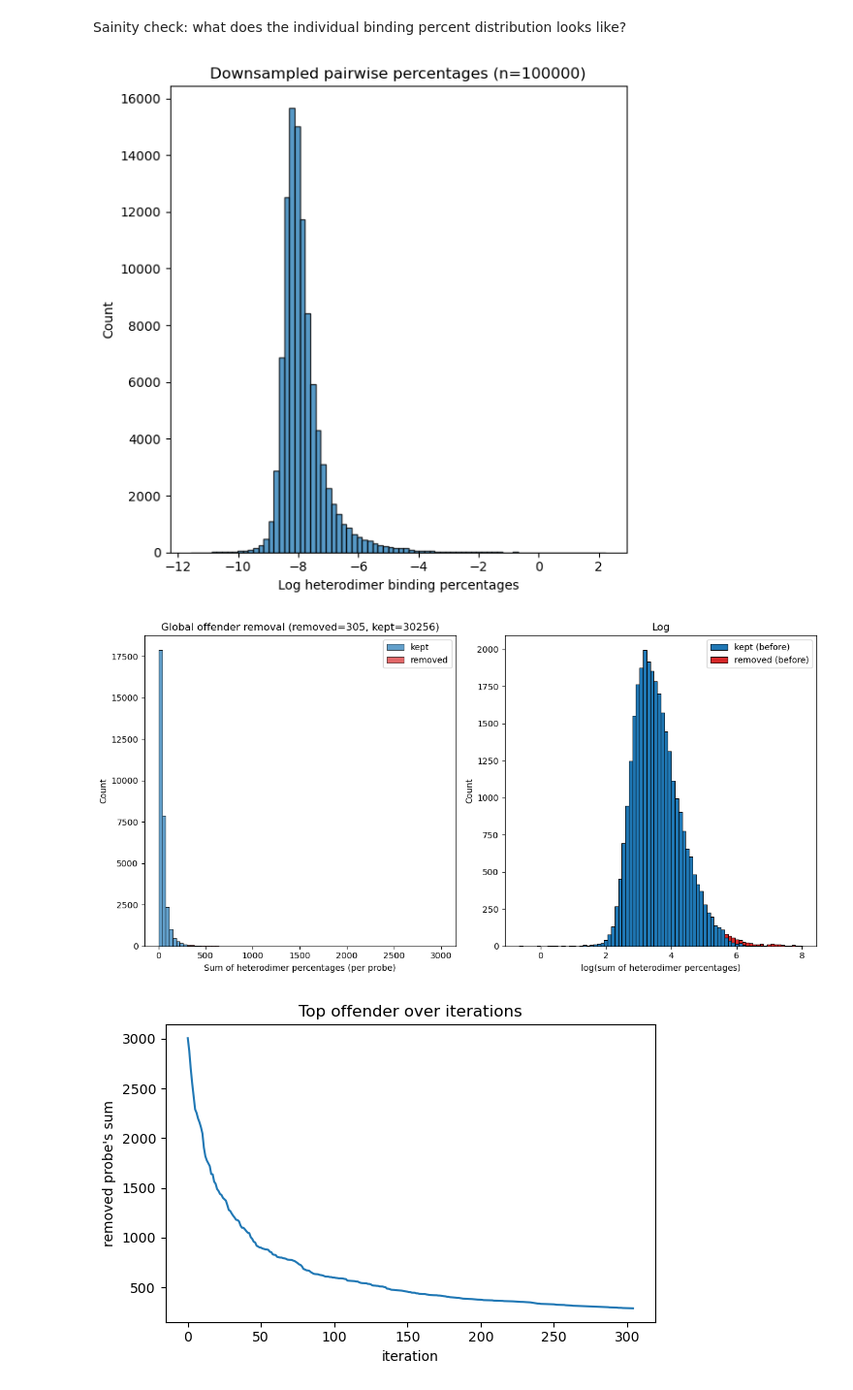
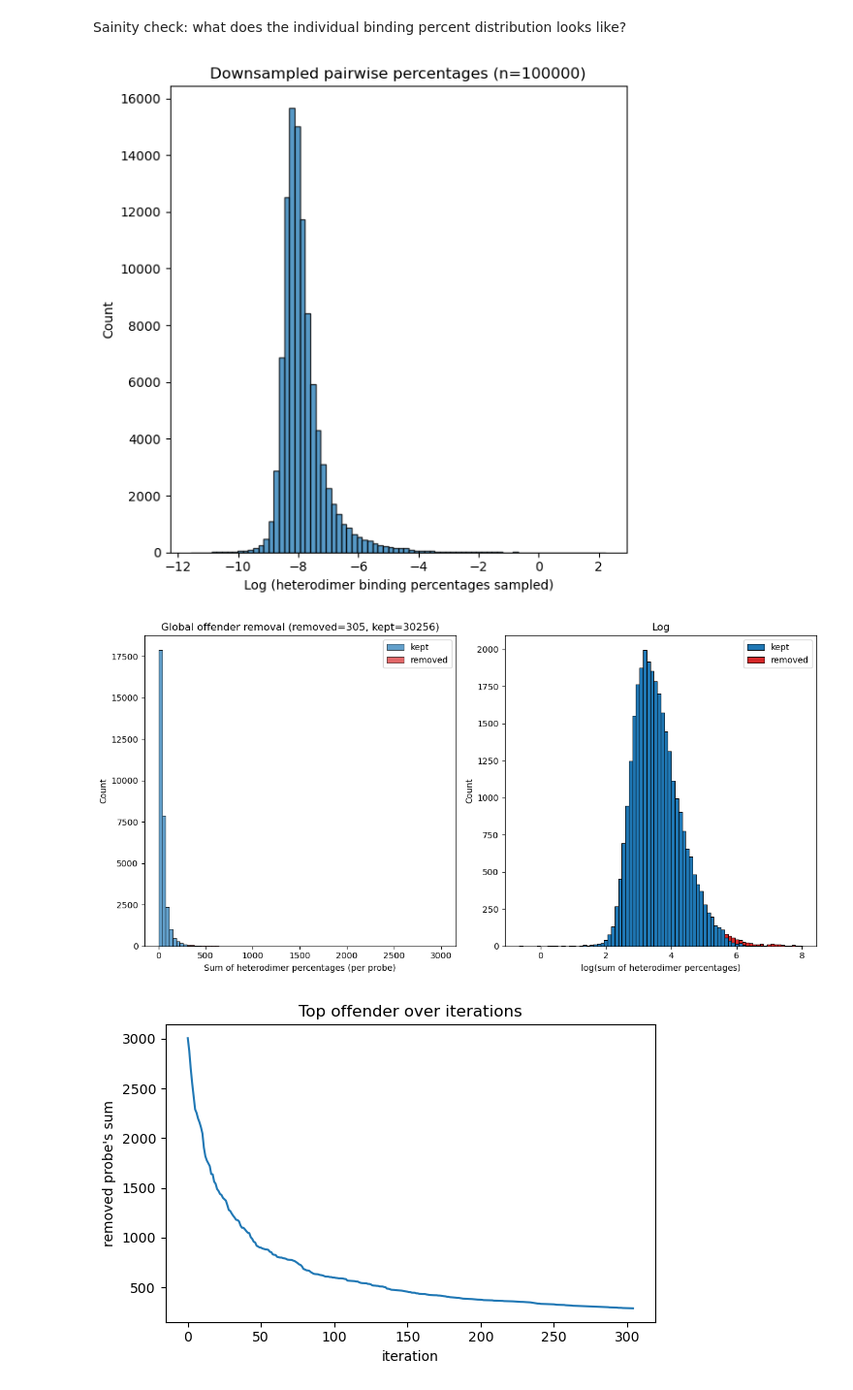
Before and after one commit to cici-xingyu-zheng/receptor_probe_filtering, a Jupyter notebook: filtering_all.ipynb, the cells around one changed output. Shown: that part at 97% size. Saved outputs shown, nothing was run; the diff lists cells and outputs as text; code cells hidden in the pictures.

```diff
--- a/filtering_all.ipynb
+++ b/filtering_all.ipynb
@@ -71,12 +96,13 @@ log_sample = np.log(sample_vals + eps)
 
 plt.figure(figsize=(6,6))
 plt.hist(log_sample, bins=80, edgecolor="black", alpha=0.75)
-plt.xlabel("Log heterodimer binding percentages")
+plt.xlabel("Log (heterodimer binding percentages sampled)")
 plt.ylabel("Count")
 plt.title(f"Downsampled pairwise percentages (n={K})")
-plt.tight_layout(); plt.show()
+plt.tight_layout()
+plt.show()
 # %% [output]
-[figure, old version]
+[figure, new version]
 # %%
 # I used trial-and-error to pick remove_frac=0.01:
 keep_mask_hetero_offenders, log_df = drop_global_offenders(P, names, remove_frac=0.01)
@@ -84,35 +110,35 @@ keep_mask_hetero_offenders, log_df = drop_global_offenders(P, names, remove_frac
 sum_before = sum_frac
 sum_after  = sum_frac[keep_mask_hetero_offenders]
 
 fig, ax = plt.subplots(ncols=2, nrows=1, figsize=(12, 6))
 ax[0].hist([sum_after, sum_before[~keep_mask_hetero_offenders]],
            bins=80, stacked=True, label=["kept", "removed"],
            edgecolor="black", linewidth=0.7, alpha=0.7, color=["C0","C3"])
 ax[0].set_xlabel("Sum of heterodimer percentages (per probe)")
 ax[0].legend()
 ax[0].set_ylabel("Count")
 ax[0].set_title(f"Global offender removal (removed={(~keep_mask_hetero_offenders).sum()}, kept={keep_mask_hetero_offenders.sum()})")
 ax[0].legend()
 
 sum_before = P.sum(axis=1)                    # per-probe sums on full matrix
 log_before = np.log(sum_before + eps)
 
 log_before_kept    = log_before[keep_mask_hetero_offenders]
 log_before_removed = log_before[~keep_mask_hetero_offenders]
 
 ax[1].hist([log_before_kept, log_before_removed],
            bins=80, stacked=True,
            edgecolor="black", linewidth=0.7,
-           label=["kept (before)", "removed (before)"],
+           label=["kept", "removed"],
            color=["C0","C3"])
 ax[1].set_xlabel("log(sum of heterodimer percentages)")
 ax[1].set_ylabel("Count")
 ax[1].set_title(f"Log")
 ax[1].legend()
 plt.tight_layout()
 plt.show()
 # %% [output]
-[figure, old version]
+[figure, new version]
 # %%
 plt.figure(figsize=(6,4))
 plt.plot(log_df["iter"], log_df["sum_before"], lw=1.5)
```
Also changed, not shown: parts of 53 cells of this notebook, 14 other files.
